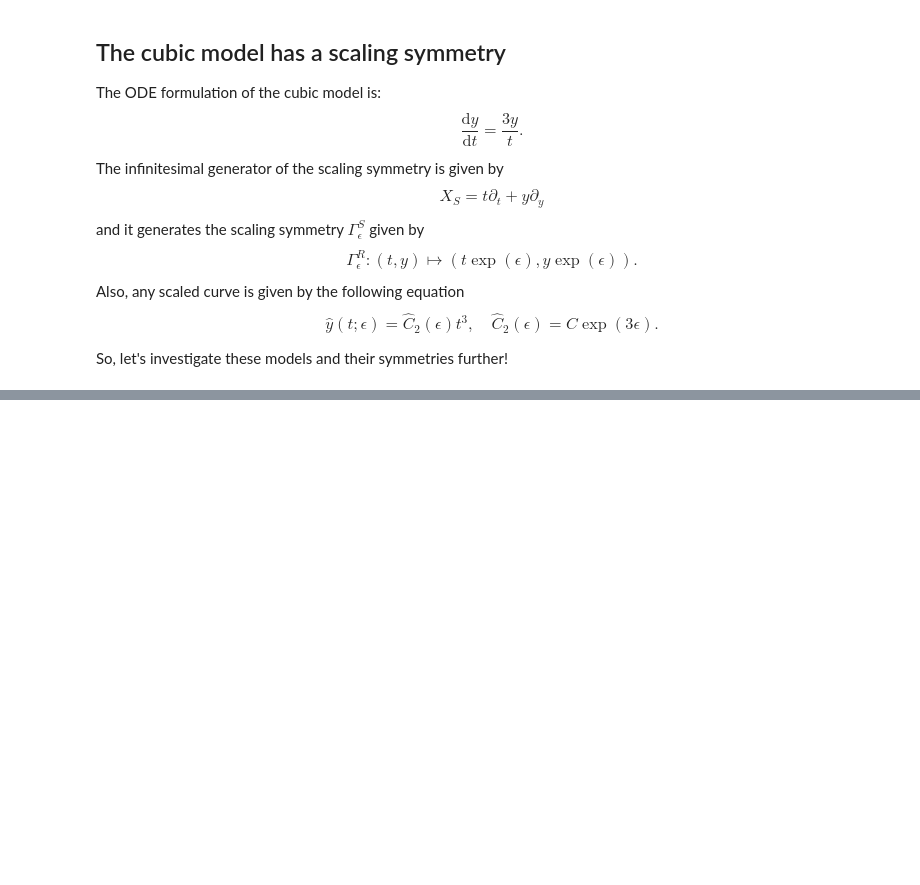
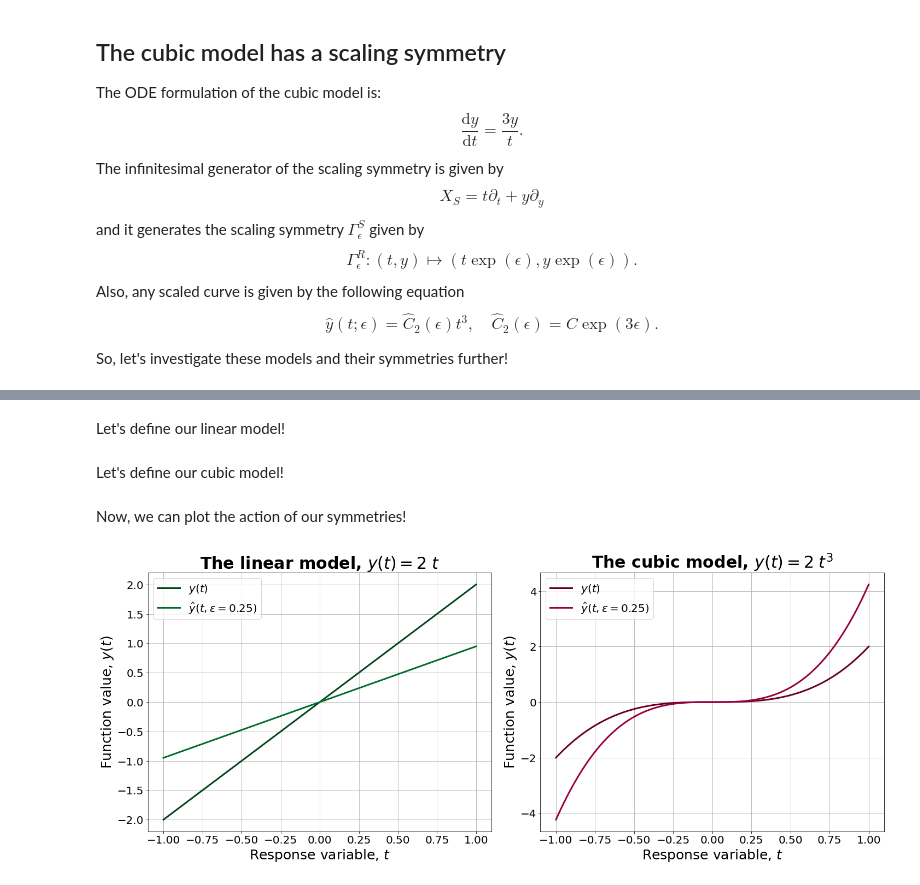
Before and after one commit to JohannesBorgqvist/transforming_data_with_symmetries, a Jupyter notebook: Code/transforming_data_with_symmetries.ipynb, the cells around one changed output, grey strips where cells are left out. Saved outputs shown, nothing was run; the diff lists cells and outputs as text; code cells hidden in the pictures; blank space fills up the shorter version.

Commit message:
Add plot of our two test cases

```diff
--- a/Code/transforming_data_with_symmetries.ipynb
+++ b/Code/transforming_data_with_symmetries.ipynb
@@ -33,0 +50,48 @@ So, let's investigate these models and their symmetries further!
+# %% [markdown]
+Let's define our linear model!
+# %%
+# The original curve of the linear model
+y_lin_ori = array([C*t_temp for t_temp in t])
+# Define the transformed parameter
+C_hat_1 = C*cos(eps)-((C**2)*(sin(eps)))
+# The transformed curve of the linear model
+y_lin_hat = array([C_hat_1*t_temp for t_temp in t])
+# %% [markdown]
+Let's define our cubic model!
+# %%
+# The original curve of the cubic model
+y_cube_ori = array([C*t_temp**3 for t_temp in t])
+# Define the transformed parameter
+C_hat_2 = C*exp(3*eps)
+# Define the transformed curve
+y_cube_hat = array([C_hat_2*t_temp**3 for t_temp in t])
+# %% [markdown]
+Now, we can plot the action of our symmetries!
+# %%
+fig_5, axs_5 = plt.subplots(1, 2, constrained_layout=True, figsize=(20, 8))
+# The linear model
+axs_5[0].plot(t, y_lin_ori, '-', label="$y(t)$" ,color=(0/256,68/256,27/256),linewidth=3.0)
+axs_5[0].plot(t, y_lin_hat, '-', label="$\\hat{y}(t,\\epsilon=" + str(eps)+ ")$" ,color=(0/256,109/256,44/256),linewidth=3.0)
+axs_5[0].grid()
+axs_5[0].legend(loc='best',prop={"size":20})
+axs_5[0].set_ylabel('Function value, $y(t)$',fontsize=25)
+axs_5[0].set_xlabel('Response variable, $t$',fontsize=25)
+# Change the size of the ticks
+axs_5[0].tick_params(axis='both', which='major', labelsize=20)
+axs_5[0].tick_params(axis='both', which='minor', labelsize=20)
+# Title and saving the figure
+axs_5[0].set_title("The linear model, $y(t)="+ str(C) + "\\;t$",fontsize=30,weight='bold');
+# The cubic model
+axs_5[1].plot(t, y_cube_ori, '-', label="$y(t)$" ,color=(103/256,0/256,31/256),linewidth=3.0)
+axs_5[1].plot(t, y_cube_hat, '-', label="$\\hat{y}(t,\\epsilon=" + str(eps)+ ")$" ,color=(152/256,0/256,67/256),linewidth=3.0)
+axs_5[1].grid()
+axs_5[1].legend(loc='best',prop={"size":20})
+axs_5[1].set_ylabel('Function value, $y(t)$',fontsize=25)
+axs_5[1].set_xlabel('Response variable, $t$',fontsize=25)
+# Change the size of the ticks
+axs_5[1].tick_params(axis='both', which='major', labelsize=20)
+axs_5[1].tick_params(axis='both', which='minor', labelsize=20)
+# Title and saving the figure
+axs_5[1].set_title("The cubic model, $y(t)="+ str(C) + "\\;t^3$",fontsize=30,weight='bold');
+# %% [output]
+[figure, added]
```
Also changed, not shown: parts of 4 cells of this notebook.
